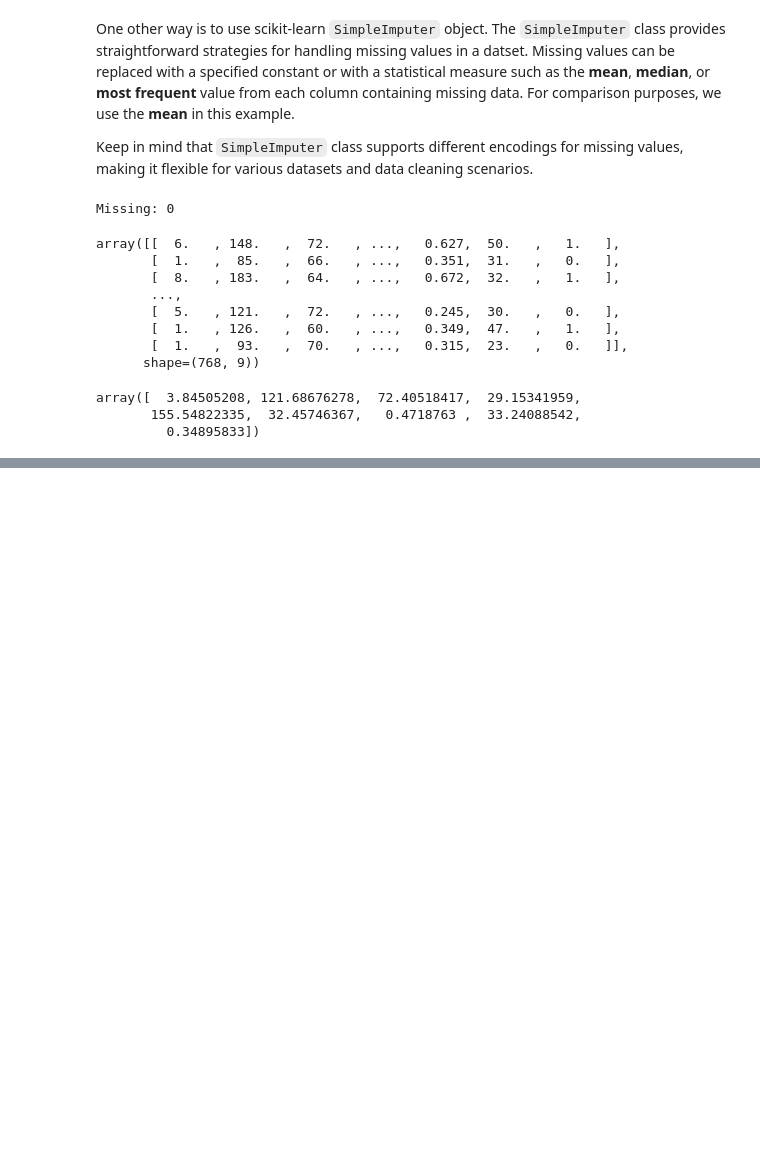
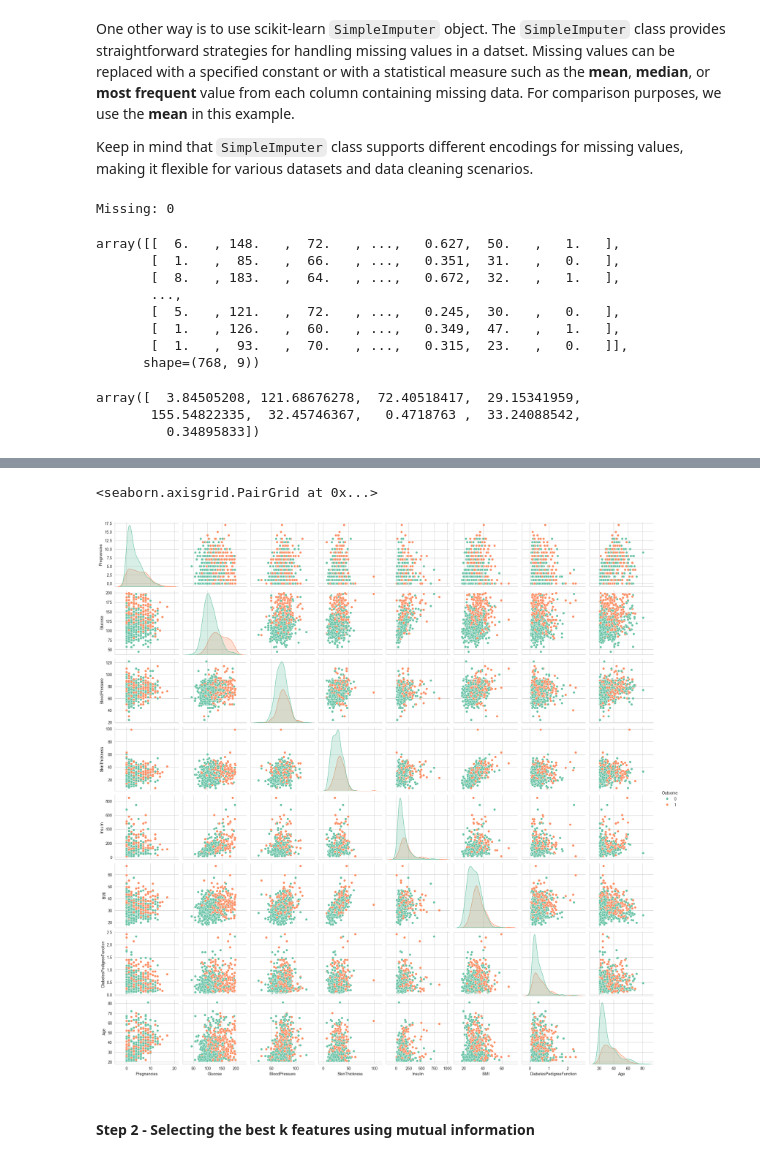
Before and after one commit to michaelhudson2205/INFS3081-Activities, a Jupyter notebook: Week_2/Activity-2-4.ipynb, the cells around one changed output, grey strips where cells are left out. Cells and saved outputs as stored; diff of their text form; code cells hidden in the pictures; blank space fills up the shorter version.

```diff
--- a/Week_2/Activity-2-4.ipynb
+++ b/Week_2/Activity-2-4.ipynb
@@ -259,0 +399,9 @@ If you're curious to learn more about how to handle missing data effectively, ch
+# %%
+#
+# * pairplot of the dataset
+sns.pairplot(df, hue="Outcome", palette="Set2", diag_kind="kde", height=2.5)
+# %% [output]
+<seaborn.axisgrid.PairGrid at 0x...>
+[figure, added]
+# %% [markdown]
+#### Step 2 - Selecting the best k features using mutual information
```
Also changed, not shown: parts of 20 cells of this notebook.
